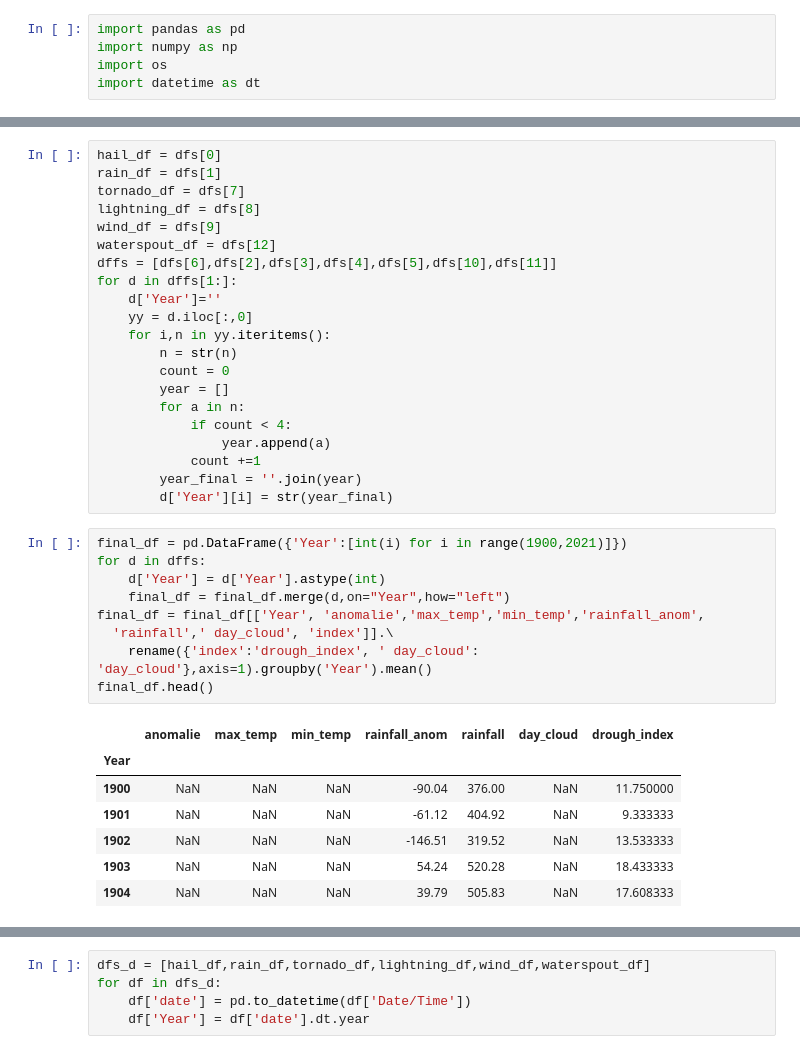
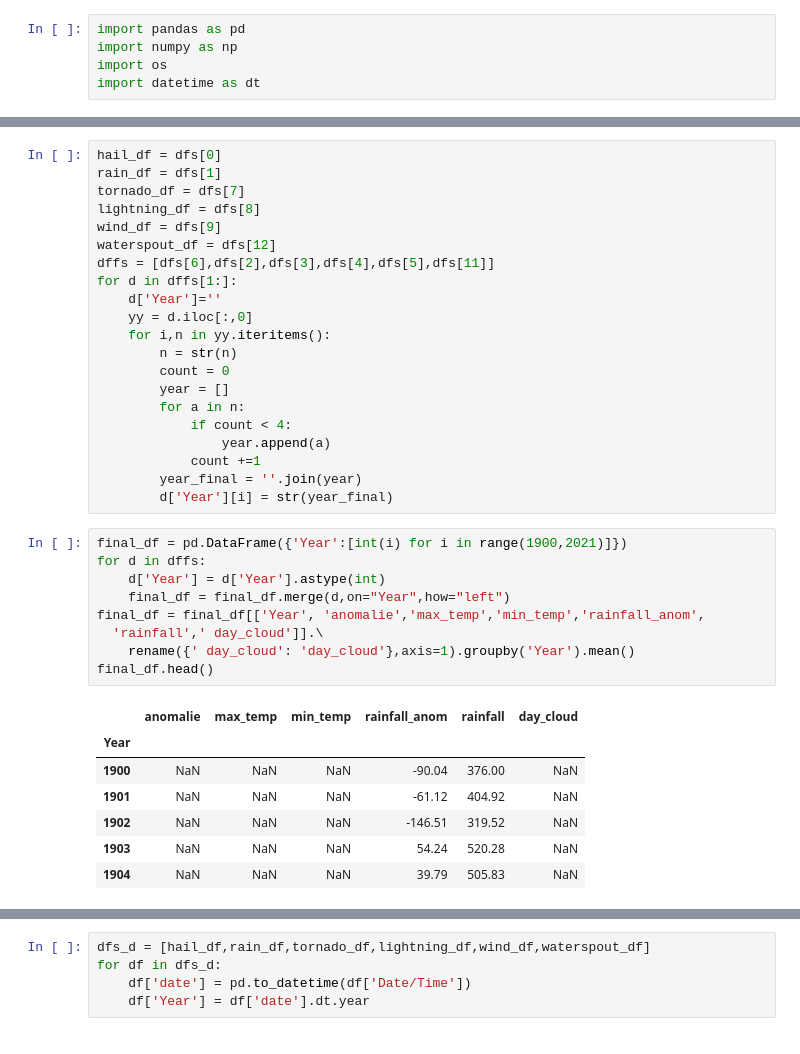
Before and after one commit to QuentinMahieu/What-is-global-warming, a Jupyter notebook: data/australia_data_clean.ipynb, the cells around one changed output, grey strips where cells are left out. Saved outputs shown, nothing was run; the diff lists cells and outputs as text.

```diff
--- a/data/australia_data_clean.ipynb
+++ b/data/australia_data_clean.ipynb
@@ -48,7 +106,7 @@ tornado_df = dfs[7]
 lightning_df = dfs[8]
 wind_df = dfs[9]
 waterspout_df = dfs[12]
-dffs = [dfs[6],dfs[2],dfs[3],dfs[4],dfs[5],dfs[10],dfs[11]]
+dffs = [dfs[6],dfs[2],dfs[3],dfs[4],dfs[5],dfs[11]]
 for d in dffs[1:]:
     d['Year']=''
     yy = d.iloc[:,0]
@@ -65,17 +123,17 @@ for d in dffs[1:]:
 # %%
 final_df = pd.DataFrame({'Year':[int(i) for i in range(1900,2021)]})
 for d in dffs:
     d['Year'] = d['Year'].astype(int)
     final_df = final_df.merge(d,on="Year",how="left")
 final_df = final_df[['Year', 'anomalie','max_temp','min_temp','rainfall_anom',
-  'rainfall',' day_cloud', 'index']].\
-    rename({'index':'drough_index', ' day_cloud': 'day_cloud'},axis=1).groupby('Year').mean()
+  'rainfall',' day_cloud']].\
+    rename({' day_cloud': 'day_cloud'},axis=1).groupby('Year').mean()
 final_df.head()
 # %% [output]
-|  | anomalie | max_temp | min_temp | rainfall_anom | rainfall | day_cloud | drough_index |
-| Year |  |  |  |  |  |  |  |
-| 1900 | NaN | NaN | NaN | -90.04 | 376.00 | NaN | 11.750000 |
-| 1901 | NaN | NaN | NaN | -61.12 | 404.92 | NaN | 9.333333 |
-| 1902 | NaN | NaN | NaN | -146.51 | 319.52 | NaN | 13.533333 |
-| 1903 | NaN | NaN | NaN | 54.24 | 520.28 | NaN | 18.433333 |
-| 1904 | NaN | NaN | NaN | 39.79 | 505.83 | NaN | 17.608333 |
+|  | anomalie | max_temp | min_temp | rainfall_anom | rainfall | day_cloud |
+| Year |  |  |  |  |  |  |
+| 1900 | NaN | NaN | NaN | -90.04 | 376.00 | NaN |
+| 1901 | NaN | NaN | NaN | -61.12 | 404.92 | NaN |
+| 1902 | NaN | NaN | NaN | -146.51 | 319.52 | NaN |
+| 1903 | NaN | NaN | NaN | 54.24 | 520.28 | NaN |
+| 1904 | NaN | NaN | NaN | 39.79 | 505.83 | NaN |
```
Also changed, not shown: parts of 7 cells of this notebook, 12 other files.
